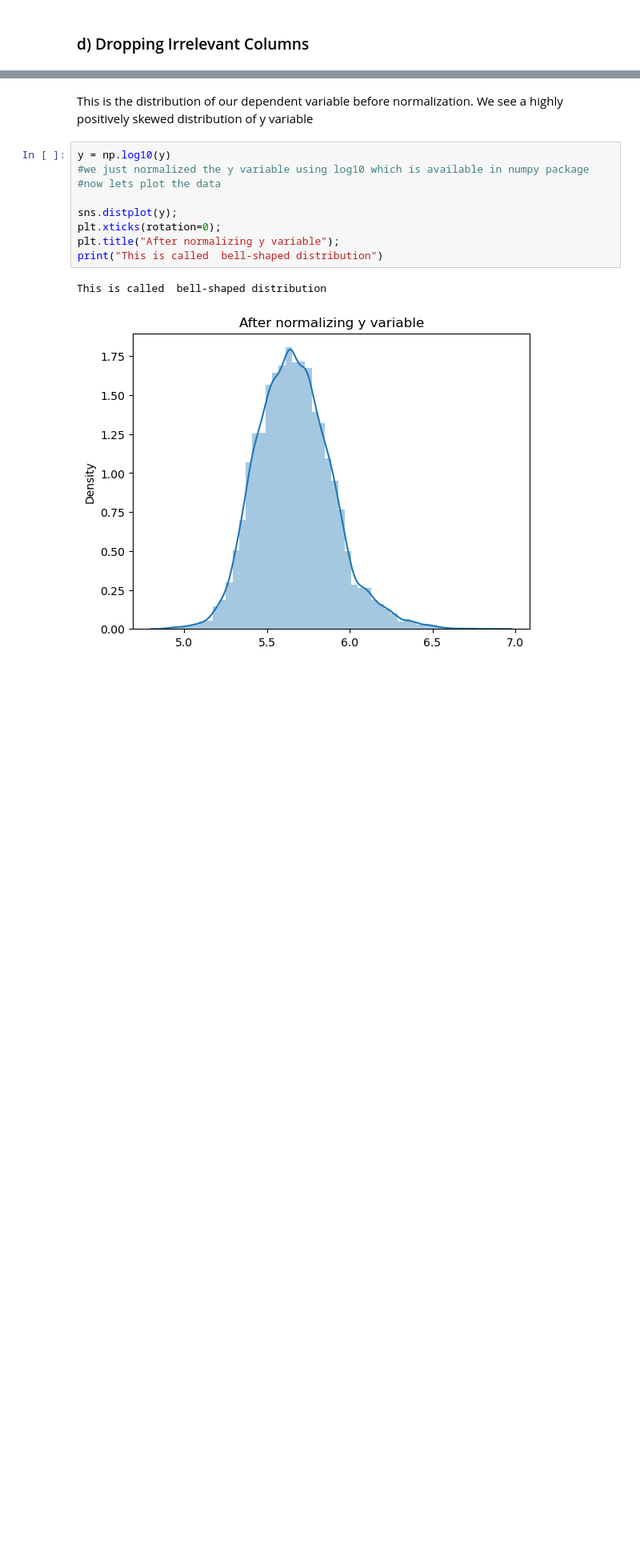
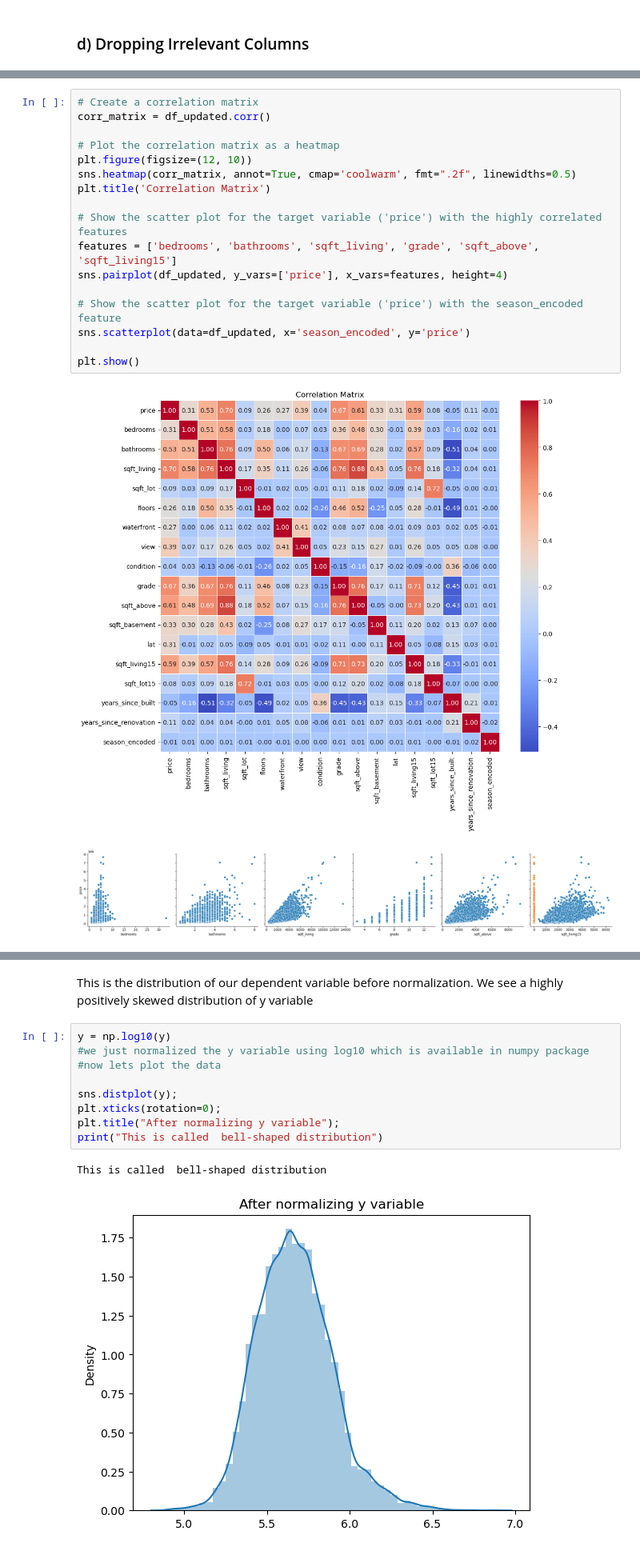
Before and after one commit to Dudimath/House-Sales-Prices-Using-Multi-Linear-Regression, a Jupyter notebook: student.ipynb, the cells around one changed output, grey strips where cells are left out. Shown at 80% size. Cells and saved outputs as stored; diff of their text form; blank space fills up the shorter version.

```diff
--- a/student.ipynb
+++ b/student.ipynb
@@ -574,0 +702,20 @@ plt.show()
+# %%
+# Create a correlation matrix
+corr_matrix = df_updated.corr()
+
+# Plot the correlation matrix as a heatmap
+plt.figure(figsize=(12, 10))
+sns.heatmap(corr_matrix, annot=True, cmap='coolwarm', fmt=".2f", linewidths=0.5)
+plt.title('Correlation Matrix')
+
+# Show the scatter plot for the target variable ('price') with the highly correlated features
+features = ['bedrooms', 'bathrooms', 'sqft_living', 'grade', 'sqft_above', 'sqft_living15']
+sns.pairplot(df_updated, y_vars=['price'], x_vars=features, height=4)
+
+# Show the scatter plot for the target variable ('price') with the season_encoded feature
+sns.scatterplot(data=df_updated, x='season_encoded', y='price')
+
+plt.show()
+# %% [output]
+[figure, added]
+[figure, added]
```
Also changed, not shown: parts of 44 cells of this notebook.
